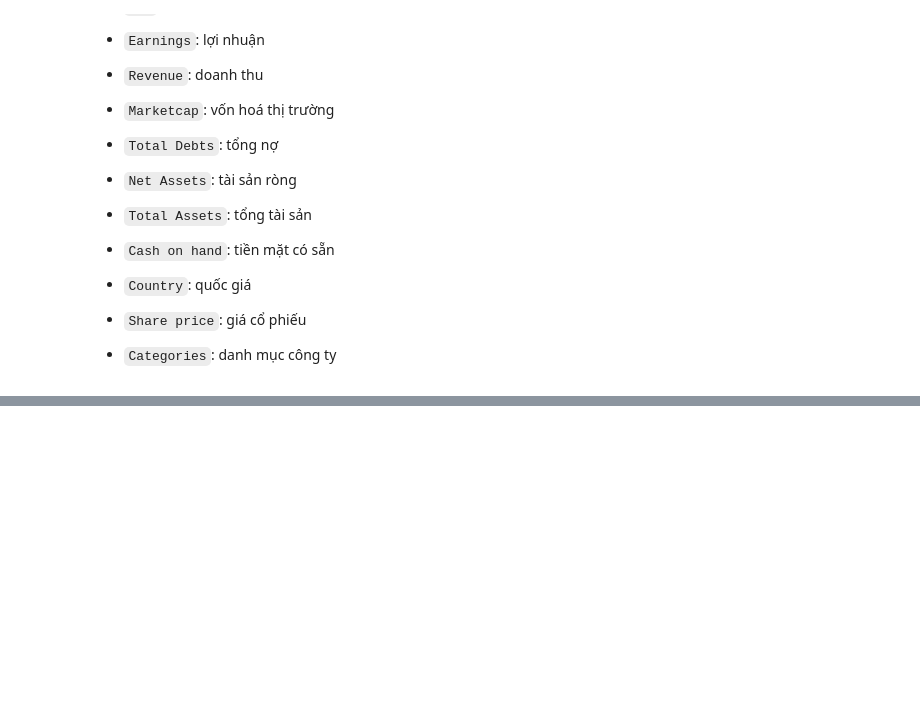
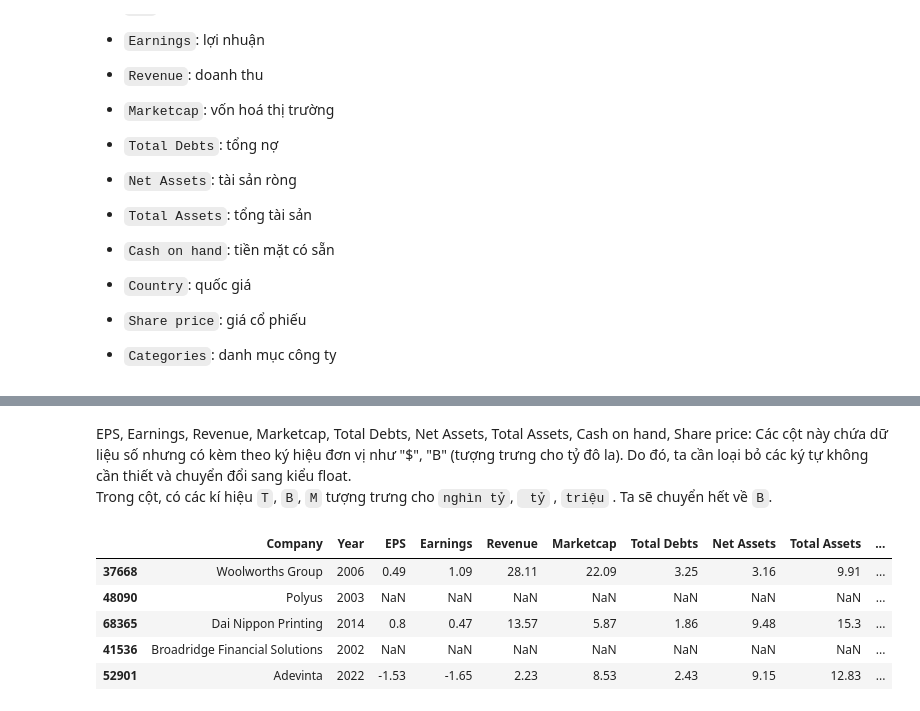
Before and after one commit to HuyAnhTon/Intro2DS_FinalProject, a Jupyter notebook: notebooks/data_explore.ipynb, the cells around one changed output, grey strips where cells are left out. Saved outputs shown, nothing was run; the diff lists cells and outputs as text; code cells hidden in the pictures; blank space fills up the shorter version.

```diff
--- a/notebooks/data_explore.ipynb
+++ b/notebooks/data_explore.ipynb
@@ -62,0 +133,31 @@ Dataset có 69460 dòng và 13 cột
+# %% [markdown]
+EPS, Earnings, Revenue, Marketcap, Total Debts, Net Assets, Total Assets, Cash on hand, Share price: Các cột này chứa dữ liệu số nhưng có kèm theo ký hiệu đơn vị như "$", "B" (tượng trưng cho tỷ đô la). Do đó, ta cần loại bỏ các ký tự không cần thiết và chuyển đổi sang kiểu float.
+    Trong cột, có các kí hiệu `T`, `B`, `M` tượng trưng cho ` nghìn tỷ `, `  tỷ ` ,  ` triệu ` . Ta sẽ chuyển hết về `B`.
+# %%
+# df = raw_df.copy()
+
+cols_to_convert = ['EPS', 'Earnings', 'Revenue', 'Marketcap', 'Total Debts', 'Net Assets', 'Total Assets', 'Cash on hand', 'Share price']
+
+conversion_factors = {'M': 1e-3, 'T': 1e3}
+
+for col in cols_to_convert:
+    raw_df[col] = raw_df[col].replace({'\$': '', ',': ''}, regex=True)
+    last_char = raw_df[col].str[-1]
+
+    for idx, c in last_char.items():
+        if c in ['M', 'T']:
+            raw_df.at[idx, col] = pd.to_numeric(raw_df.at[idx, col][:-1], errors='coerce') * conversion_factors.get(c)
+        elif c == 'B':
+            raw_df.at[idx, col] = pd.to_numeric(raw_df.at[idx, col][:-1], errors='coerce')
+        else:
+            raw_df.at[idx, col] = pd.to_numeric(raw_df.at[idx, col], errors='coerce')
+
+
+raw_df.sample(5)
+# %% [output]
+|  | Company | Year | EPS | Earnings | Revenue | Marketcap | Total Debts | Net Assets | Total Assets | ... |
+| 37668 | Woolworths Group | 2006 | 0.49 | 1.09 | 28.11 | 22.09 | 3.25 | 3.16 | 9.91 | ... |
+| 48090 | Polyus | 2003 | NaN | NaN | NaN | NaN | NaN | NaN | NaN | ... |
+| 68365 | Dai Nippon Printing | 2014 | 0.8 | 0.47 | 13.57 | 5.87 | 1.86 | 9.48 | 15.3 | ... |
+| 41536 | Broadridge Financial Solutions | 2002 | NaN | NaN | NaN | NaN | NaN | NaN | NaN | ... |
+| 52901 | Adevinta | 2022 | -1.53 | -1.65 | 2.23 | 8.53 | 2.43 | 9.15 | 12.83 | ... |
```
Also changed, not shown: parts of 48 cells of this notebook.
